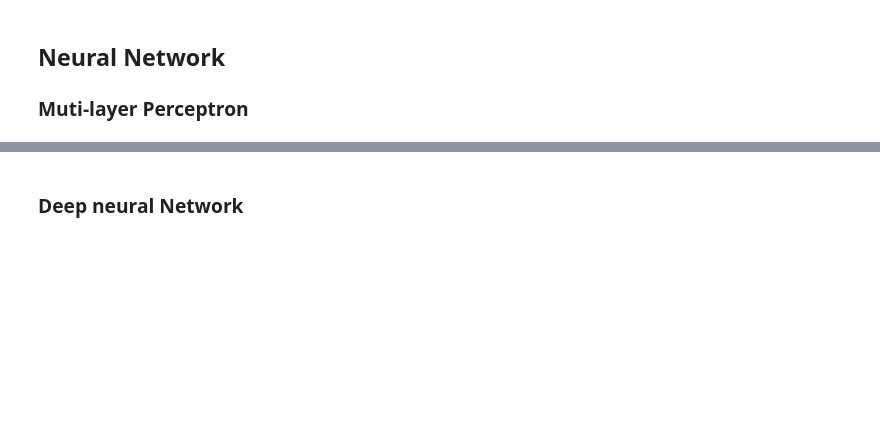
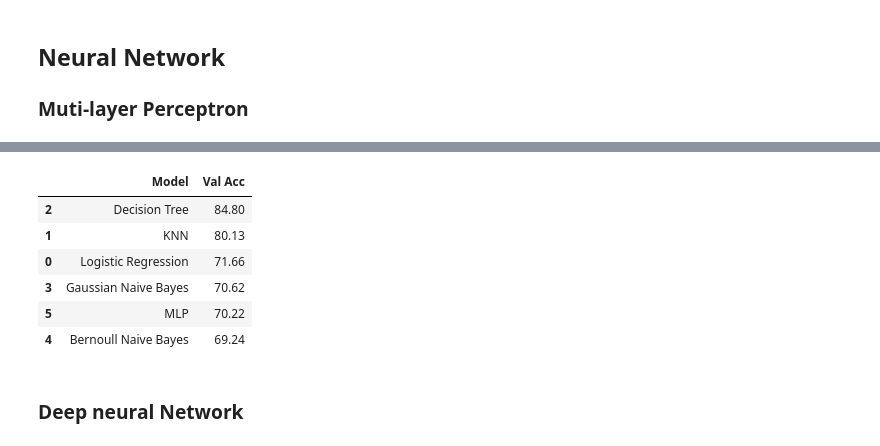
Before and after one commit to bochendong/CS9637A, a Jupyter notebook: 9637a.ipynb, the cells around one changed output, grey strips where cells are left out. Drawn from its saved outputs; the diff is of its cells as text; code cells hidden in the pictures; blank space fills up the shorter version.

```diff
--- a/9637a.ipynb
+++ b/9637a.ipynb
@@ -561,0 +637,3 @@ tree.plot_tree(decisiontree, fontsize=10)
+# %%
+val_BernoulliNB = round(result.best_score_ * 100, 2)
+print(val_BernoulliNB)
@@ -612,3 +726,17 @@ plt.show()
+# %%
+## Bochen
+models = pd.DataFrame({
+    'Model': modelName,
+    'Val Acc': modelValAcc})
+models.sort_values(by='Val Acc', ascending=False)
+# %% [output]
+|  | Model | Val Acc |
+| 2 | Decision Tree | 84.80 |
+| 1 | KNN | 80.13 |
+| 0 | Logistic Regression | 71.66 |
+| 3 | Gaussian Naive Bayes | 70.62 |
+| 5 | MLP | 70.22 |
+| 4 | Bernoull Naive Bayes | 69.24 |
 # %% [markdown]
 ### Deep neural Network
 # %%
```
Also changed, not shown: parts of 52 cells of this notebook.
